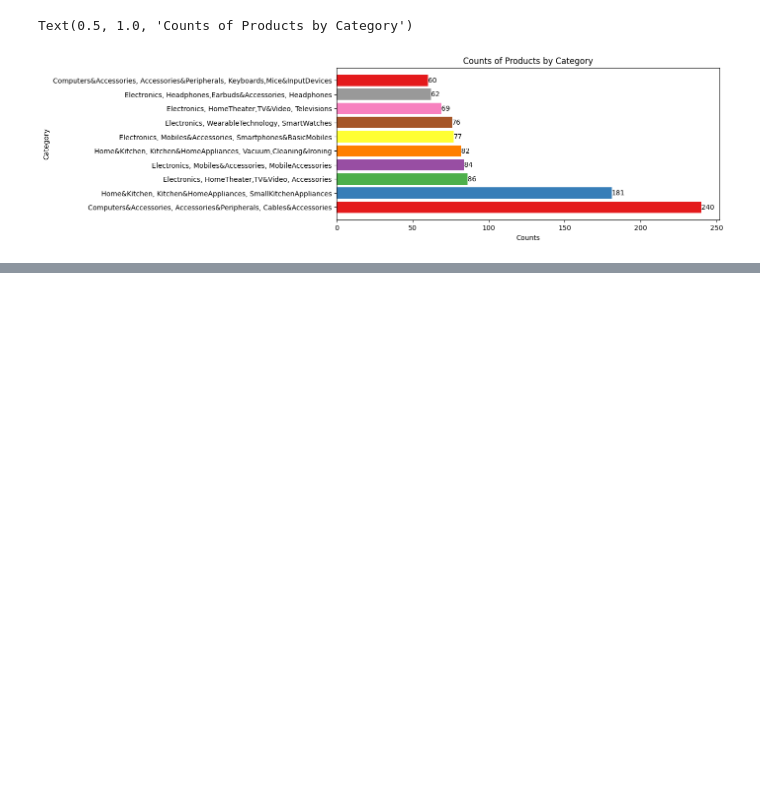
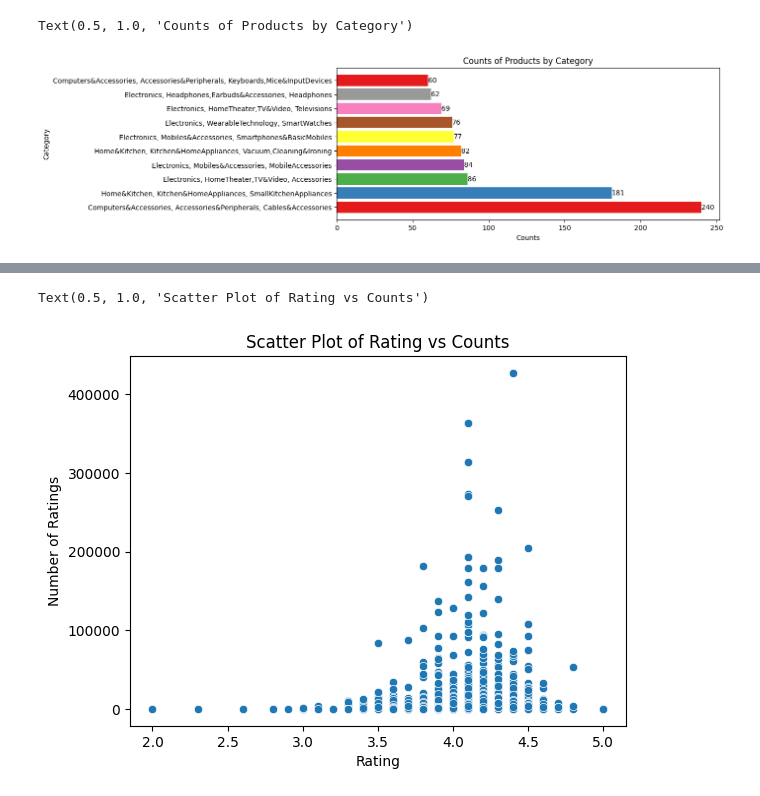
Before and after one commit to Enlightenus/Amazon_sales_analysis, a Jupyter notebook: amazon_analysis.ipynb, the cells around one changed output, grey strips where cells are left out. Cells and saved outputs as stored; diff of their text form; code cells hidden in the pictures; blank space fills up the shorter version.

Commit message:
rating vs rating counts

```diff
--- a/amazon_analysis.ipynb
+++ b/amazon_analysis.ipynb
@@ -370,3 +371,10 @@ plt.title('Counts of Products by Category')
 # %% [output]
 Text(0.5, 1.0, 'Counts of Products by Category')
 [figure]
+# %%
+# Rating vs Rating Counts
+# Do customers tend to leave more reviews for items they like/ don't like?
+rating = df_op['rating'].replace('|', np.nan).astype(float)
+rating_counts = df_op['rating_count'].str.replace(',','')
+rating_counts= rating_counts.fillna(0).astype(int) # Use fillna since there are NaN in the rating_counts
+rating_counts
@@ -372,0 +394,9 @@ Text(0.5, 1.0, 'Counts of Products by Category')
+# %%
+# Visualizing Rating vs Rating Counts
+sns.scatterplot(x = rating, y = rating_counts)
+plt.xlabel('Rating')
+plt.ylabel('Number of Ratings')
+plt.title('Scatter Plot of Rating vs Counts')
+# %% [output]
+Text(0.5, 1.0, 'Scatter Plot of Rating vs Counts')
+[figure, added]
```
Also changed, not shown: parts of 5 cells of this notebook.
